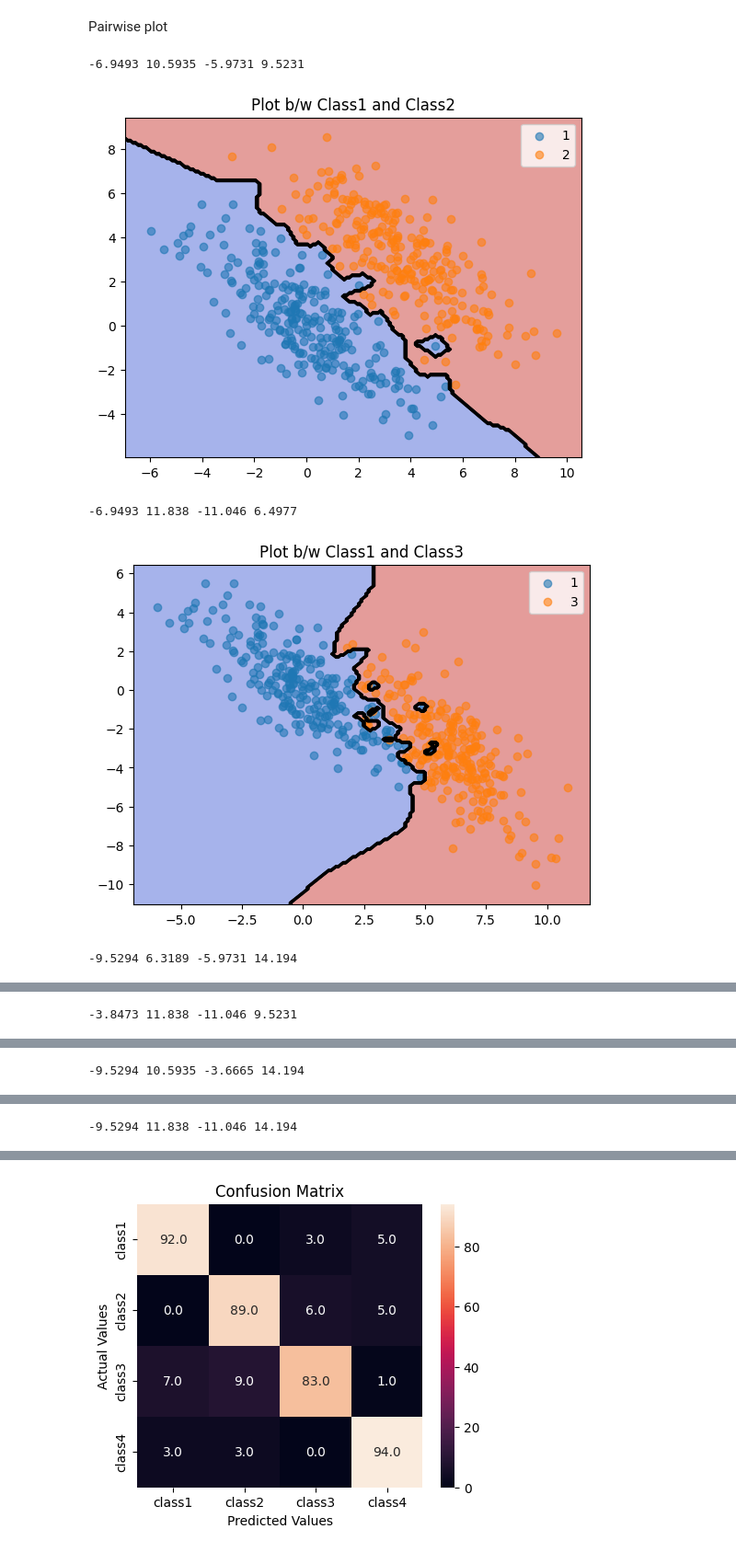
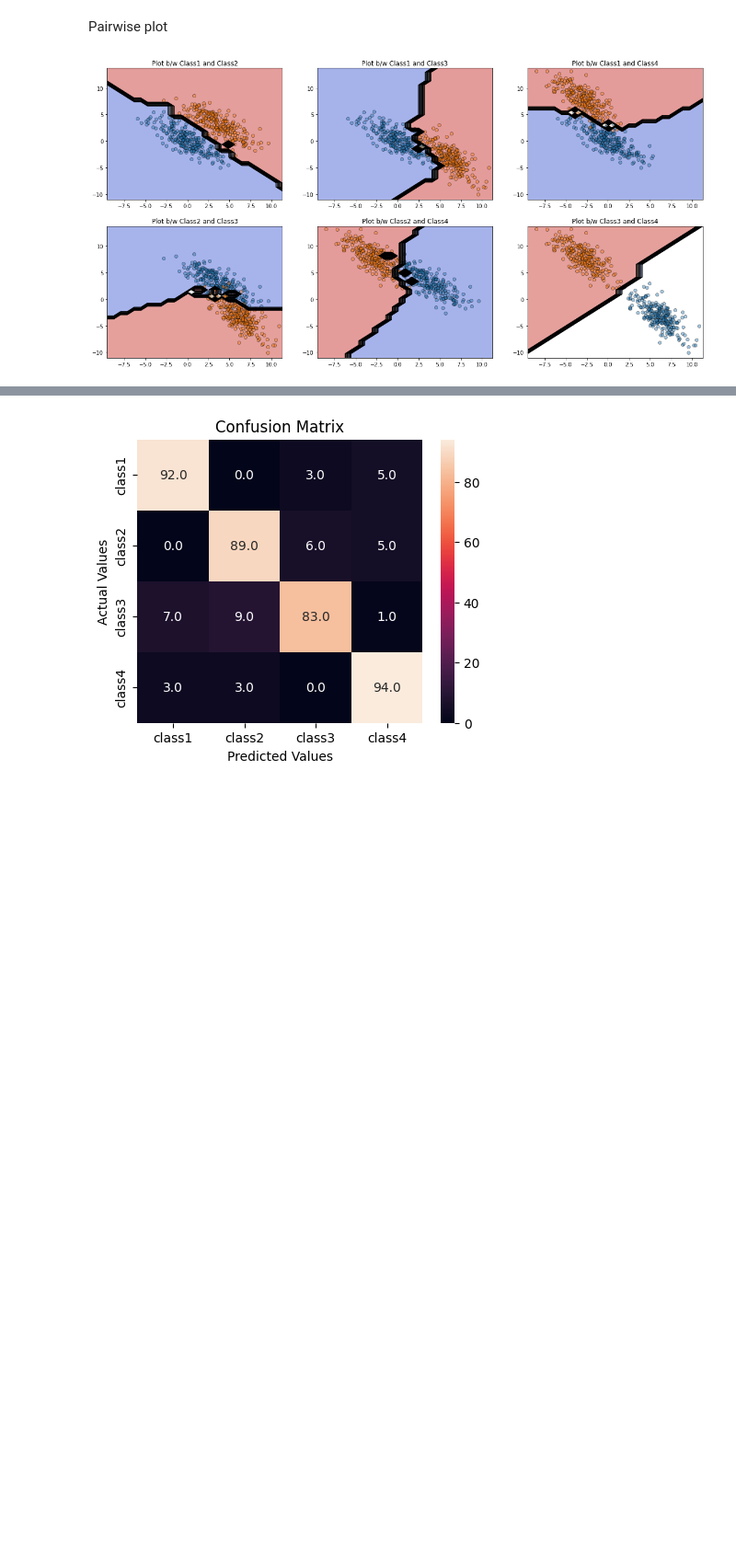
Before and after one commit to amankushwaha25/CS401-IML-Assignment, a Jupyter notebook: Overlapping.ipynb, the cells around one changed output, grey strips where cells are left out. Shown at 92% size. Cells and saved outputs as stored; diff of their text form; code cells hidden in the pictures; blank space fills up the shorter version.

Commit message:
Framed all pairwise plots into subplots

```diff
--- a/Overlapping.ipynb
+++ b/Overlapping.ipynb
@@ -103,17 +116,24 @@ decision_plot(df_overlapping_test, nn_classifier, title = "Testing Data")
 # %% [markdown]
 Pairwise plot
 # %%
+from itertools import combinations
+
+
 pairs = list(combinations(df_overlapping_train.className.unique(), 2))
+fig, axes = plt.subplots(2,3,figsize=(20,10))
 
-for i in pairs:
-    dataframe = df_overlapping_train[(df_overlapping_train.className == i[0]) | (df_overlapping_train.className == i[1])]
+for pair_idx, pair in enumerate(pairs):
+
+    dataframe = df_overlapping_train[(df_overlapping_train.className == pair[0]) | (df_overlapping_train.className == pair[1])]
     pairwise_classifier = KNeighborsClassifier(n_neighbors=1)
 
     pairwise_classifier.fit(dataframe.iloc[:,:-1],dataframe.iloc[:,-1])
-    decision_plot(dataframe, pairwise_classifier, title = f"Plot b/w Class{i[0]} and Class{i[1]}")
+    x = pair_idx//3
+    y1 = pair_idx%3
+    decision_subplots(axes[x,y1],dataframe, pairwise_classifier,df_overlapping_train, title = f"Plot b/w Class{pair[0]} and Class{pair[1]}",steps=0.8)
+
+
+
+plt.show()
 # %% [output]
--6.9493 10.5935 -5.9731 9.5231
-[figure, old version]
+[figure, new version]
--6.9493 11.838 -11.046 6.4977
-[figure, removed]
--9.5294 6.3189 -5.9731 14.194
@@ -121 +139,0 @@ for i in pairs:
--3.8473 11.838 -11.046 9.5231
@@ -123 +139,0 @@ for i in pairs:
--9.5294 10.5935 -3.6665 14.194
@@ -125 +139,0 @@ for i in pairs:
--9.5294 11.838 -11.046 14.194
```
Also changed, not shown: parts of 13 cells of this notebook, 2 other files.
